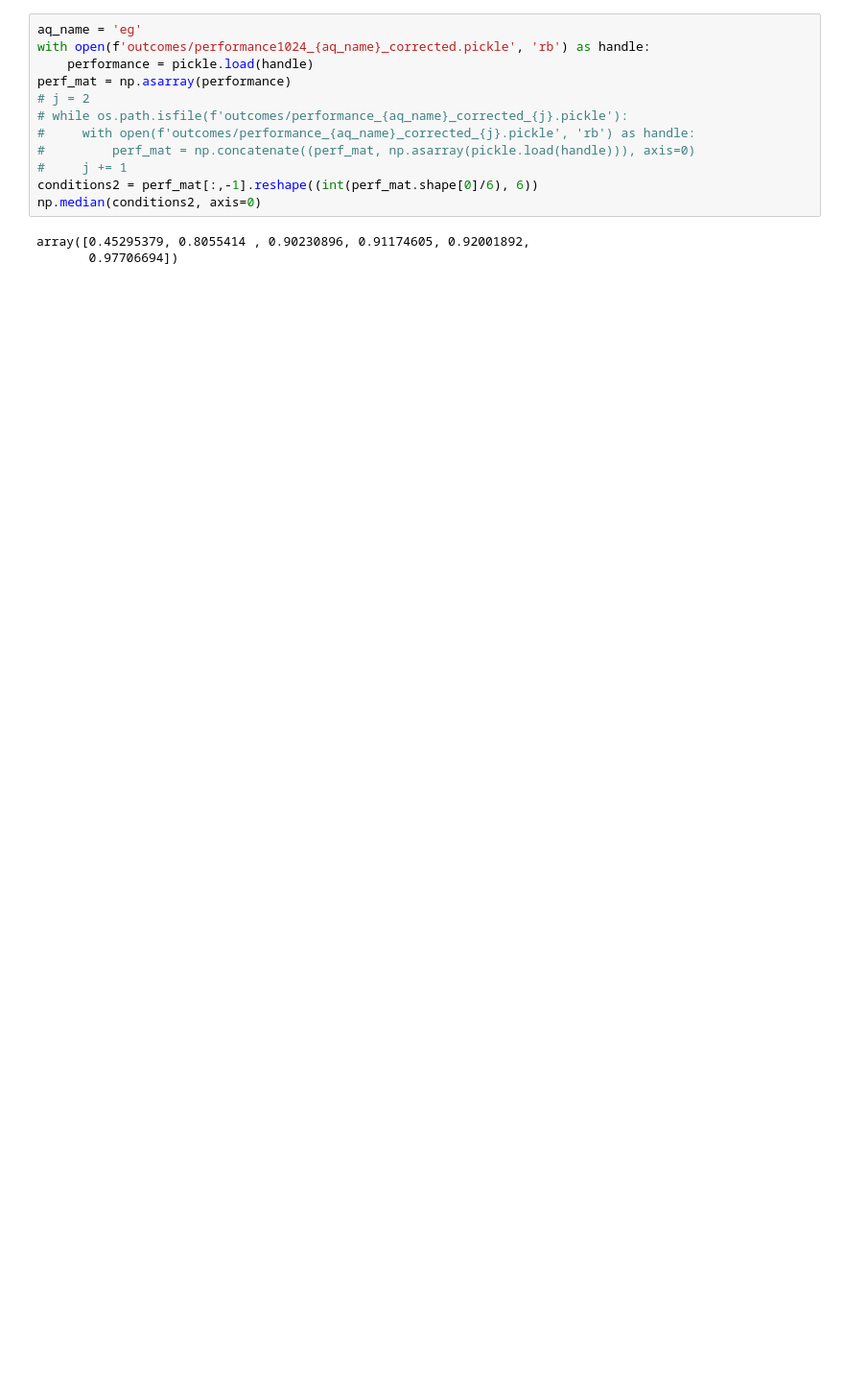
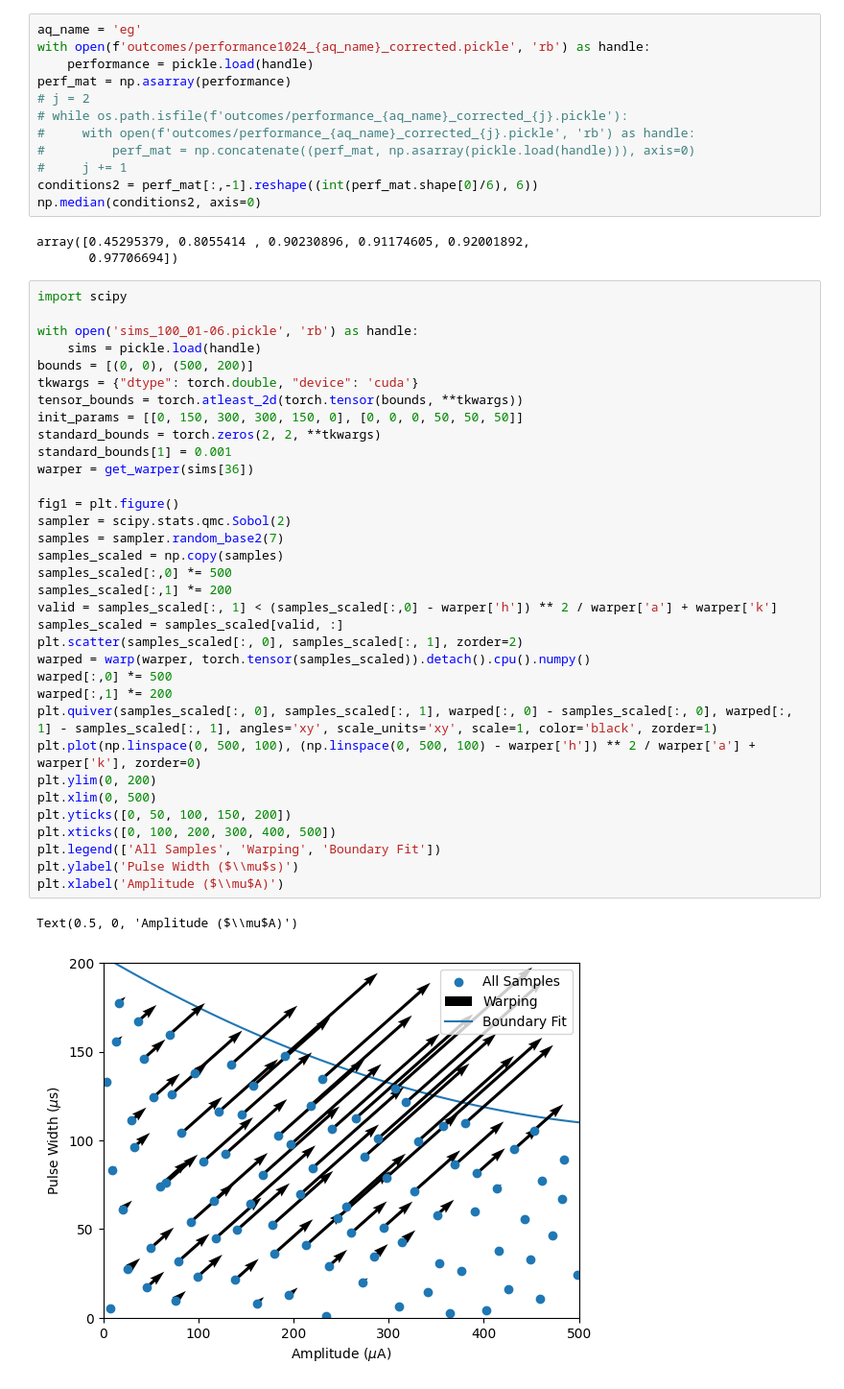
Before and after one commit to tne-lab/NeuroOptimizationPaper, a Jupyter notebook: figure4.ipynb, the cells around one changed output. Shown at 96% size. Cells and saved outputs as stored; diff of their text form; blank space fills up the shorter version.

```diff
--- a/figure4.ipynb
+++ b/figure4.ipynb
@@ -631,3 +643,40 @@ np.median(conditions2, axis=0)
 # %% [output]
 array([0.45295379, 0.8055414 , 0.90230896, 0.91174605, 0.92001892,
        0.97706694])
+# %%
+import scipy
+
+with open('sims_100_01-06.pickle', 'rb') as handle:
+    sims = pickle.load(handle)
+bounds = [(0, 0), (500, 200)]
+tkwargs = {"dtype": torch.double, "device": 'cuda'}
+tensor_bounds = torch.atleast_2d(torch.tensor(bounds, **tkwargs))
+init_params = [[0, 150, 300, 300, 150, 0], [0, 0, 0, 50, 50, 50]]
+standard_bounds = torch.zeros(2, 2, **tkwargs)
+standard_bounds[1] = 0.001
+warper = get_warper(sims[36])
+
+fig1 = plt.figure()
+sampler = scipy.stats.qmc.Sobol(2)
+samples = sampler.random_base2(7)
+samples_scaled = np.copy(samples)
+samples_scaled[:,0] *= 500
+samples_scaled[:,1] *= 200
+valid = samples_scaled[:, 1] < (samples_scaled[:,0] - warper['h']) ** 2 / warper['a'] + warper['k']
+samples_scaled = samples_scaled[valid, :]
+plt.scatter(samples_scaled[:, 0], samples_scaled[:, 1], zorder=2)
+warped = warp(warper, torch.tensor(samples_scaled)).detach().cpu().numpy()
+warped[:,0] *= 500
+warped[:,1] *= 200
+plt.quiver(samples_scaled[:, 0], samples_scaled[:, 1], warped[:, 0] - samples_scaled[:, 0], warped[:, 1] - samples_scaled[:, 1], angles='xy', scale_units='xy', scale=1, color='black', zorder=1)
+plt.plot(np.linspace(0, 500, 100), (np.linspace(0, 500, 100) - warper['h']) ** 2 / warper['a'] + warper['k'], zorder=0)
+plt.ylim(0, 200)
+plt.xlim(0, 500)
+plt.yticks([0, 50, 100, 150, 200])
+plt.xticks([0, 100, 200, 300, 400, 500])
+plt.legend(['All Samples', 'Warping', 'Boundary Fit'])
+plt.ylabel('Pulse Width ($\\mu$s)')
+plt.xlabel('Amplitude ($\\mu$A)')
+# %% [output]
+Text(0.5, 0, 'Amplitude ($\\mu$A)')
+[figure, added]
```
Also changed, not shown: parts of 6 cells of this notebook, 5 other files.
